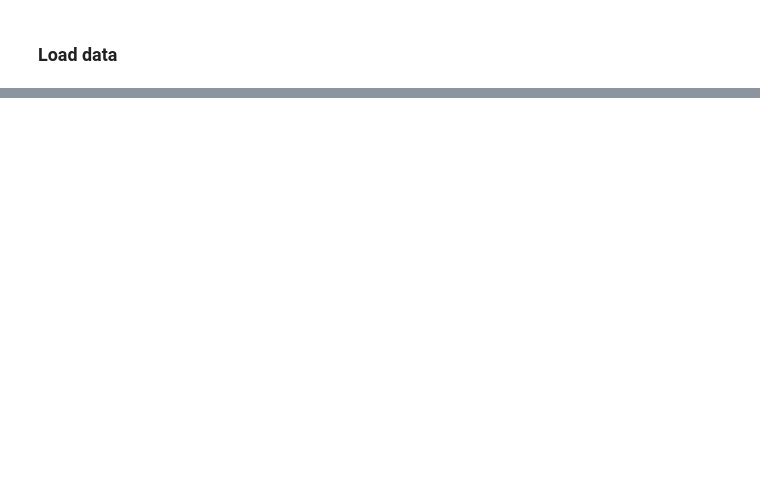
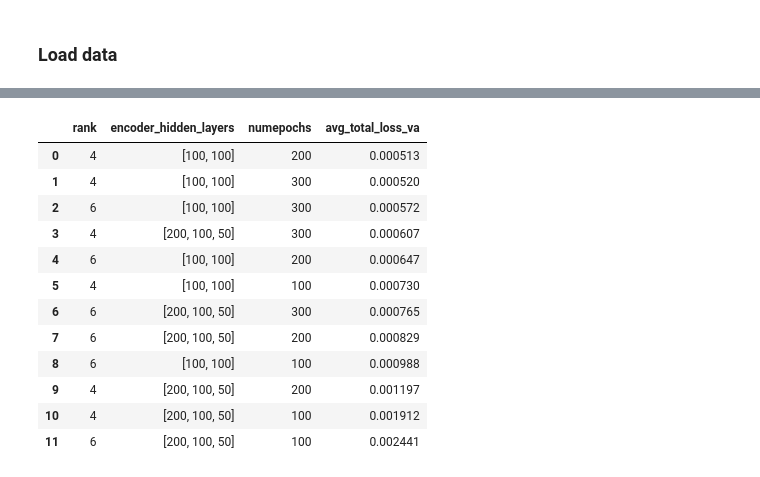
Before and after one commit to GaloisInc/dlkoopman, a Jupyter notebook: examples/naca0012/hyp_search.ipynb, the cells around one changed output, grey strips where cells are left out. Cells and saved outputs as stored; diff of their text form; code cells hidden in the pictures; blank space fills up the shorter version.

```diff
--- a/examples/naca0012/hyp_search.ipynb
+++ b/examples/naca0012/hyp_search.ipynb
@@ -49,0 +136,17 @@ We highly recommend performing hyperparameter search for any problem as it can l
+# %%
+df_truncated = df[['rank', 'encoder_hidden_layers', 'numepochs', 'avg_total_loss_va']]
+df_truncated
+# %% [output]
+|  | rank | encoder_hidden_layers | numepochs | avg_total_loss_va |
+| 0 | 4 | [100, 100] | 200 | 0.000513 |
+| 1 | 4 | [100, 100] | 300 | 0.000520 |
+| 2 | 6 | [100, 100] | 300 | 0.000572 |
+| 3 | 4 | [200, 100, 50] | 300 | 0.000607 |
+| 4 | 6 | [100, 100] | 200 | 0.000647 |
+| 5 | 4 | [100, 100] | 100 | 0.000730 |
+| 6 | 6 | [200, 100, 50] | 300 | 0.000765 |
+| 7 | 6 | [200, 100, 50] | 200 | 0.000829 |
+| 8 | 6 | [100, 100] | 100 | 0.000988 |
+| 9 | 4 | [200, 100, 50] | 200 | 0.001197 |
+| 10 | 4 | [200, 100, 50] | 100 | 0.001912 |
+| 11 | 6 | [200, 100, 50] | 100 | 0.002441 |
```
Also changed, not shown: parts of 27 cells of this notebook, 8 other files.
